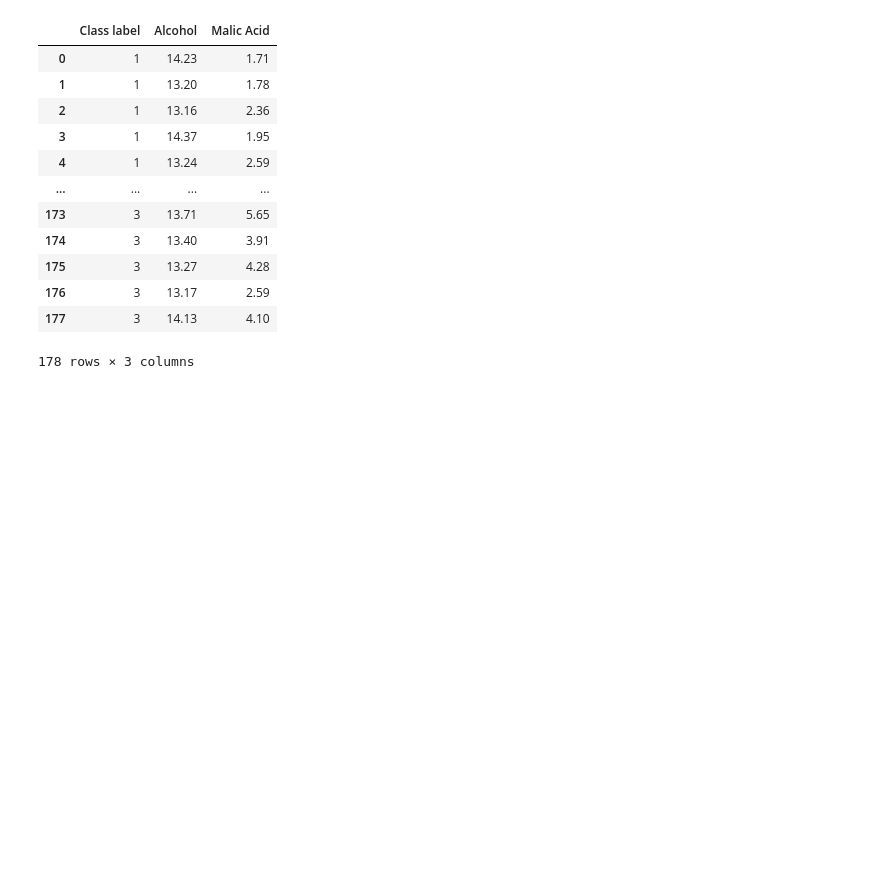
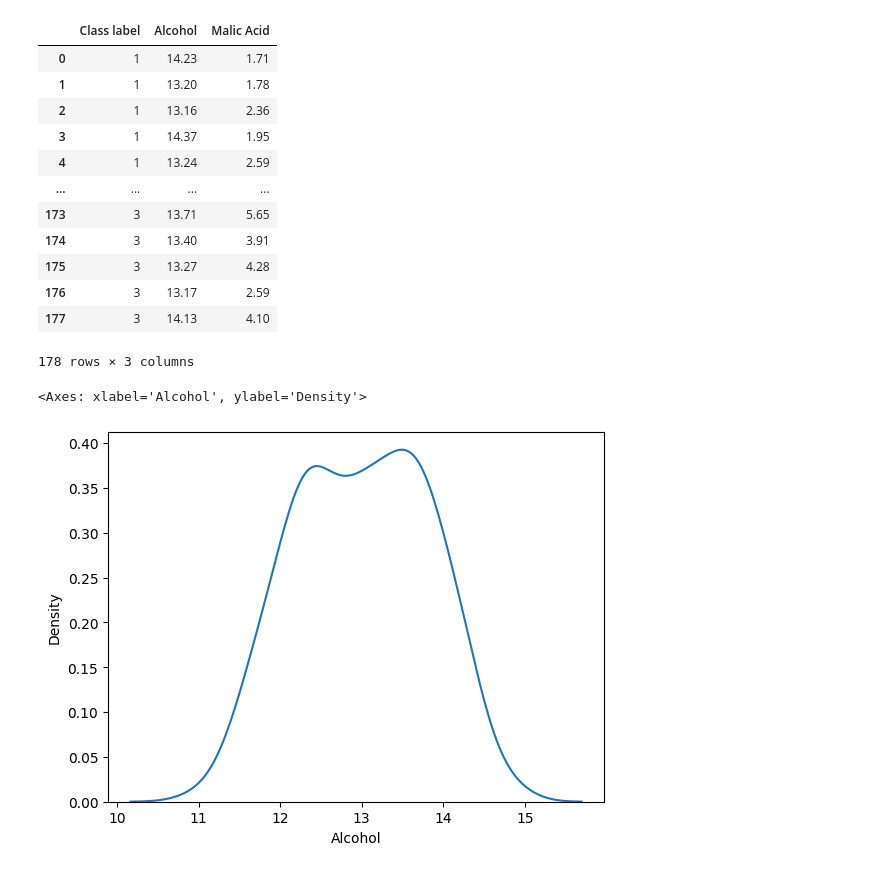
Before and after one commit to kashu9313161/machine_learning, a Jupyter notebook: notebooks/Normalization.ipynb, the cells around one changed output. Saved outputs shown, nothing was run; the diff lists cells and outputs as text; code cells hidden in the pictures; blank space fills up the shorter version.

```diff
--- a/notebooks/Normalization.ipynb
+++ b/notebooks/Normalization.ipynb
@@ -21,3 +21,8 @@ df
 | 176 | 3 | 13.17 | 2.59 |
 | 177 | 3 | 14.13 | 4.10 |
 178 rows × 3 columns
+# %%
+sns.kdeplot(df['Alcohol'])
+# %% [output]
+<Axes: xlabel='Alcohol', ylabel='Density'>
+[figure, added]
```
Also changed, not shown: parts of 13 cells of this notebook, 2 other files.
